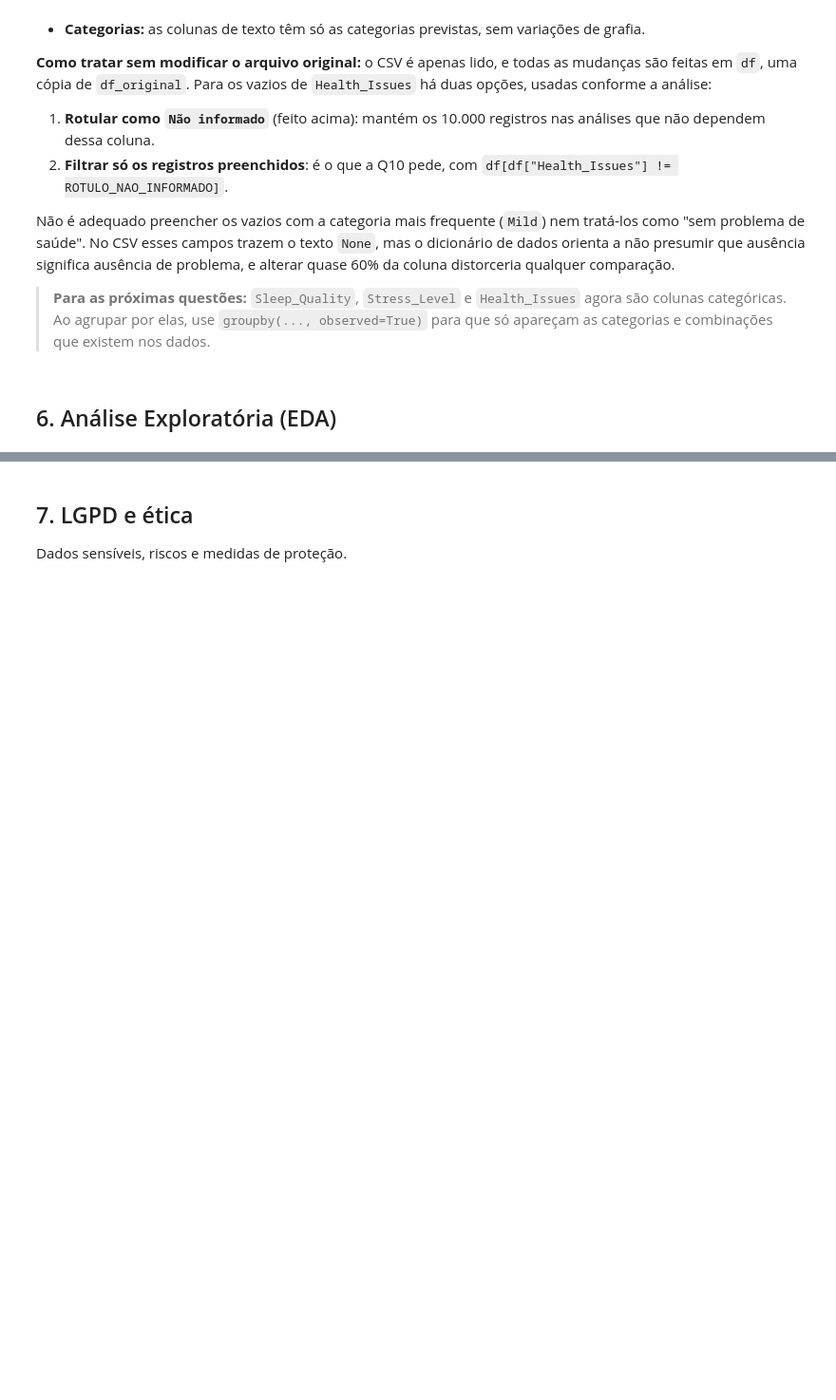
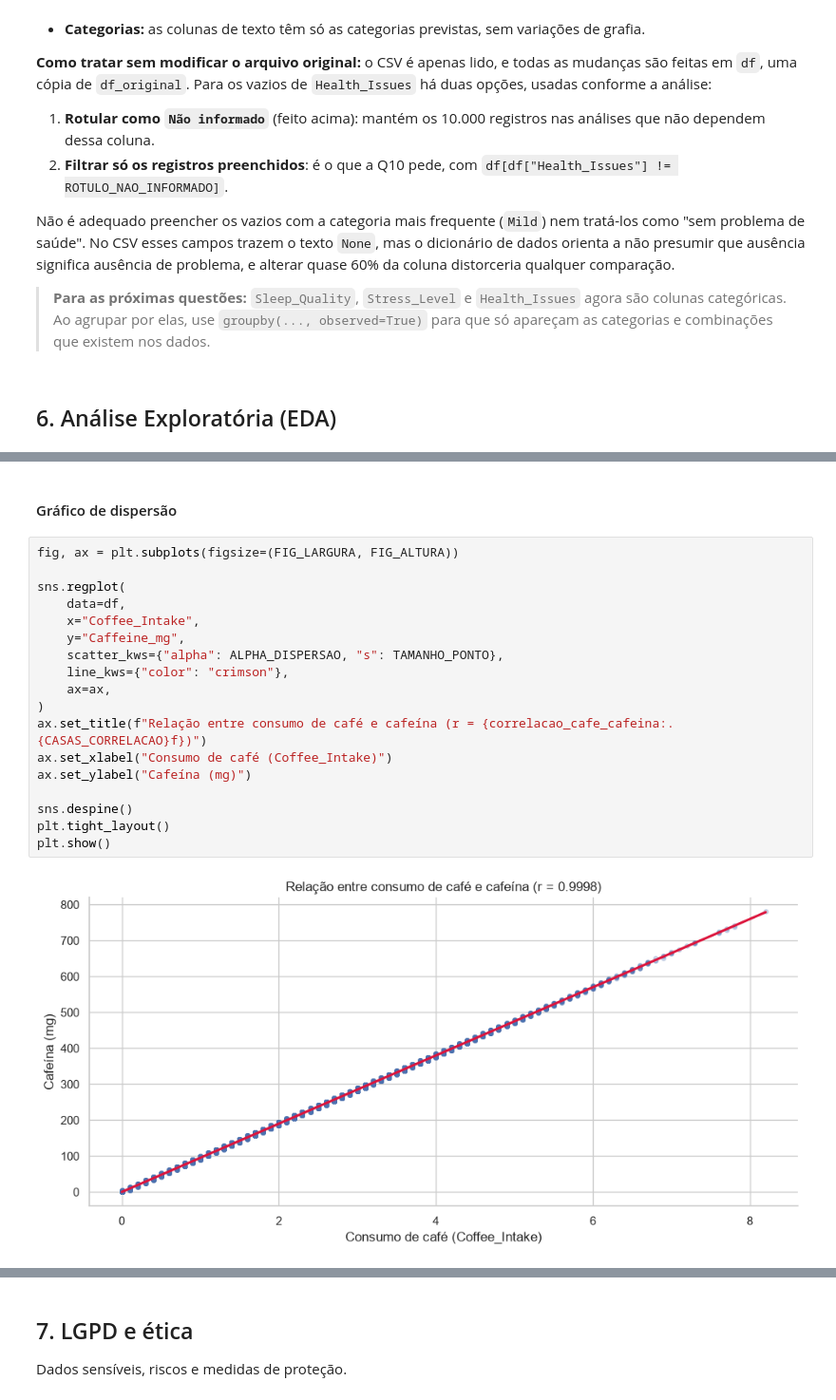
Before and after one commit to PedroGasquez/coffee_health, a Jupyter notebook: notebooks/analise_coffee_health.ipynb, the cells around one changed output, grey strips where cells are left out. Shown at 95% size. Drawn from its saved outputs; the diff is of its cells as text; blank space fills up the shorter version.

```diff
--- a/notebooks/analise_coffee_health.ipynb
+++ b/notebooks/analise_coffee_health.ipynb
@@ -291,0 +610,22 @@ Não é adequado preencher os vazios com a categoria mais frequente (`Mild`) nem
+# %% [markdown]
+#### Gráfico de dispersão
+# %%
+fig, ax = plt.subplots(figsize=(FIG_LARGURA, FIG_ALTURA))
+
+sns.regplot(
+    data=df,
+    x="Coffee_Intake",
+    y="Caffeine_mg",
+    scatter_kws={"alpha": ALPHA_DISPERSAO, "s": TAMANHO_PONTO},
+    line_kws={"color": "crimson"},
+    ax=ax,
+)
+ax.set_title(f"Relação entre consumo de café e cafeína (r = {correlacao_cafe_cafeina:.{CASAS_CORRELACAO}f})")
+ax.set_xlabel("Consumo de café (Coffee_Intake)")
+ax.set_ylabel("Cafeína (mg)")
+
+sns.despine()
+plt.tight_layout()
+plt.show()
+# %% [output]
+[figure, added]
```
Also changed, not shown: parts of 96 cells of this notebook, 1 other file.
